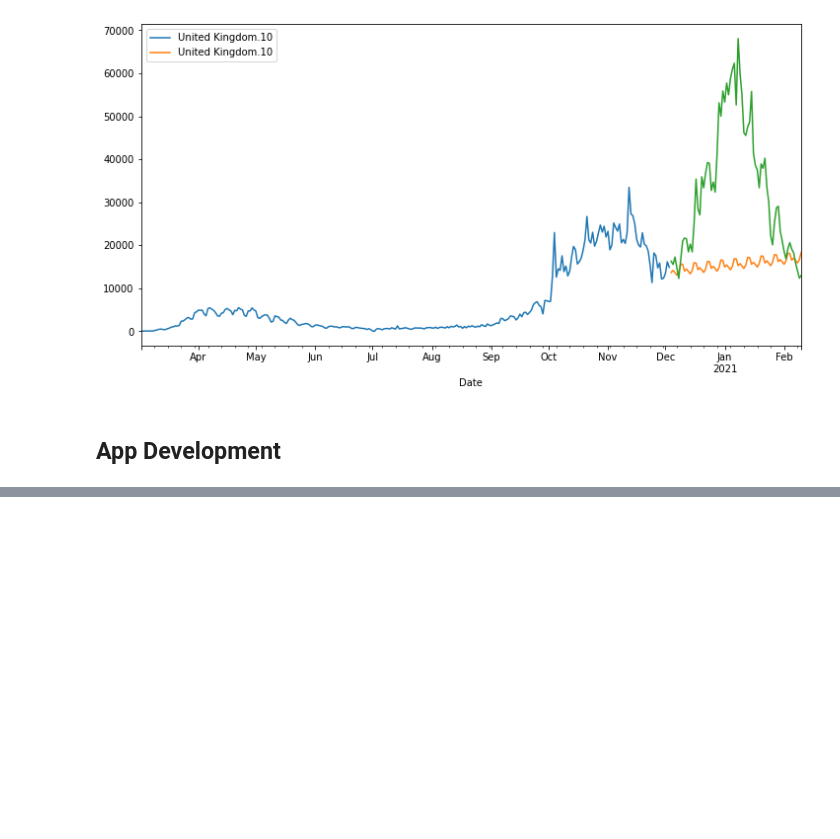
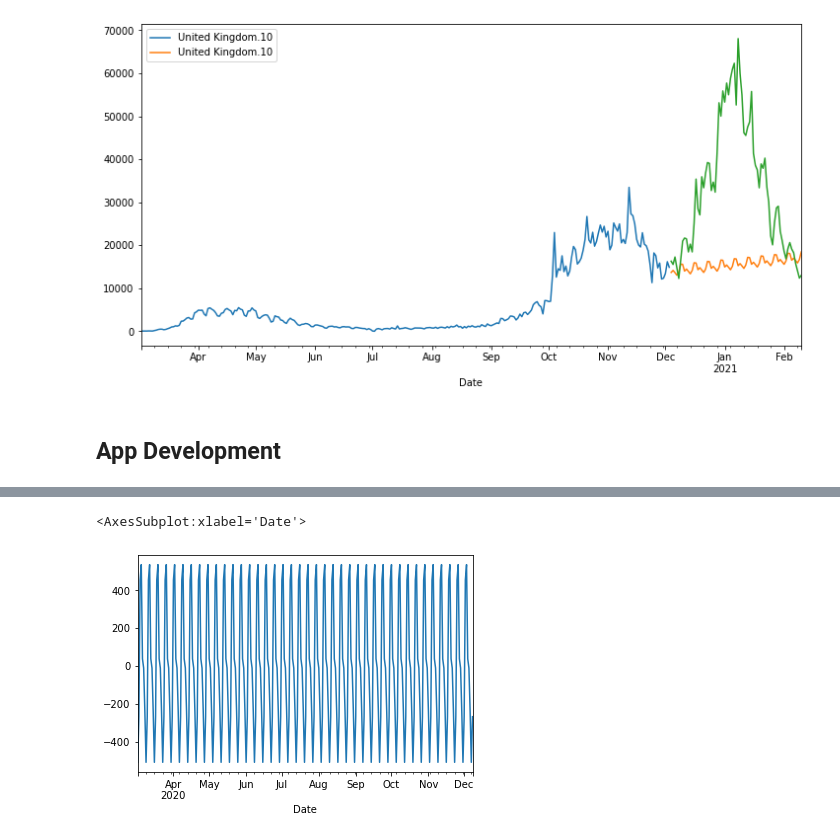
Before and after one commit to sabarishchockalingam2017/covid_forecasting, a Jupyter notebook: notebooks/covid_forecasting.ipynb, the cells around one changed output, grey strips where cells are left out. Saved outputs shown, nothing was run; the diff lists cells and outputs as text; code cells hidden in the pictures; blank space fills up the shorter version.

```diff
--- a/notebooks/covid_forecasting.ipynb
+++ b/notebooks/covid_forecasting.ipynb
@@ -324,0 +350,14 @@ app.run_server(mode='inline')
+# %%
+# skipping first row (header row) and resetting index to begin at 0
+dates = pd.to_datetime(casesdf['Country/Region'][1:], format="%m/%d/%y")
+tsdata = pd.DataFrame(casesdf['US'][1:])
+tsdata.index = dates
+tsdata.index.freq='d' # setting time frequency to be by date
+tsdata = tsdata.rename_axis('Date')
+tsdata = tsdata[tsdata.index>'03-01-2020']
+
+# splitting 80% into trainset and 20% into testset
+sersplit = round(len(tsdata)*0.8)
+traindata = tsdata.iloc[:sersplit]
+testdata = tsdata.iloc[sersplit:]
+pred_horizon = len(testdata)-1
@@ -324,0 +408,7 @@ app.run_server(mode='inline')
+# %%
+seasres = seasonal_decompose(traindata)
+# %%
+seasres.seasonal.plot()
+# %% [output]
+<AxesSubplot:xlabel='Date'>
+[figure, added]
```
Also changed, not shown: parts of 23 cells of this notebook.
